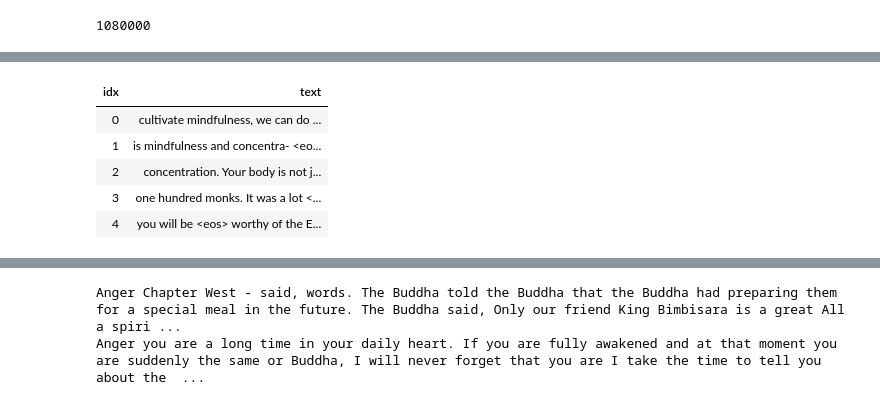
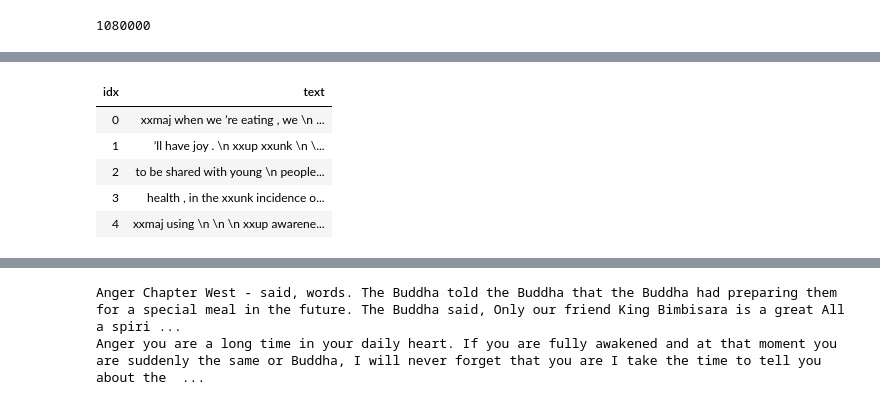
Before and after one commit to tinhb92/viriya, a Jupyter notebook: textgen.ipynb, the cells around one changed output, grey strips where cells are left out. Cells and saved outputs as stored; diff of their text form; code cells hidden in the pictures.

```diff
--- a/textgen.ipynb
+++ b/textgen.ipynb
@@ -126,14 +175,14 @@ x: LMTextList
 y: LMLabelList
 ,,,,
 Path: data
-# %%
-# pdftotext create incorrect positioned <eos> tokens
-dat.show_batch()
-# %% [output]
-| idx | text |
-| 0 | cultivate mindfulness, we can do ... |
-| 1 | is mindfulness and concentra- <eo... |
-| 2 | concentration. Your body is not j... |
-| 3 | one hundred monks. It was a lot <... |
-| 4 | you will be <eos> worthy of the E... |
+# %%
+# need to avoid using \n when not end of line
+data.show_batch()
+# %% [output]
+| idx | text |
+| 0 | xxmaj when we ’re eating , we \n ... |
+| 1 | ’ll have joy . \n xxup xxunk \n \... |
+| 2 | to be shared with young \n people... |
+| 3 | health , in the xxunk incidence o... |
+| 4 | xxmaj using \n \n \n xxup awarene... |
 # %%
```
Also changed, not shown: parts of 23 cells of this notebook, 1 other file.
